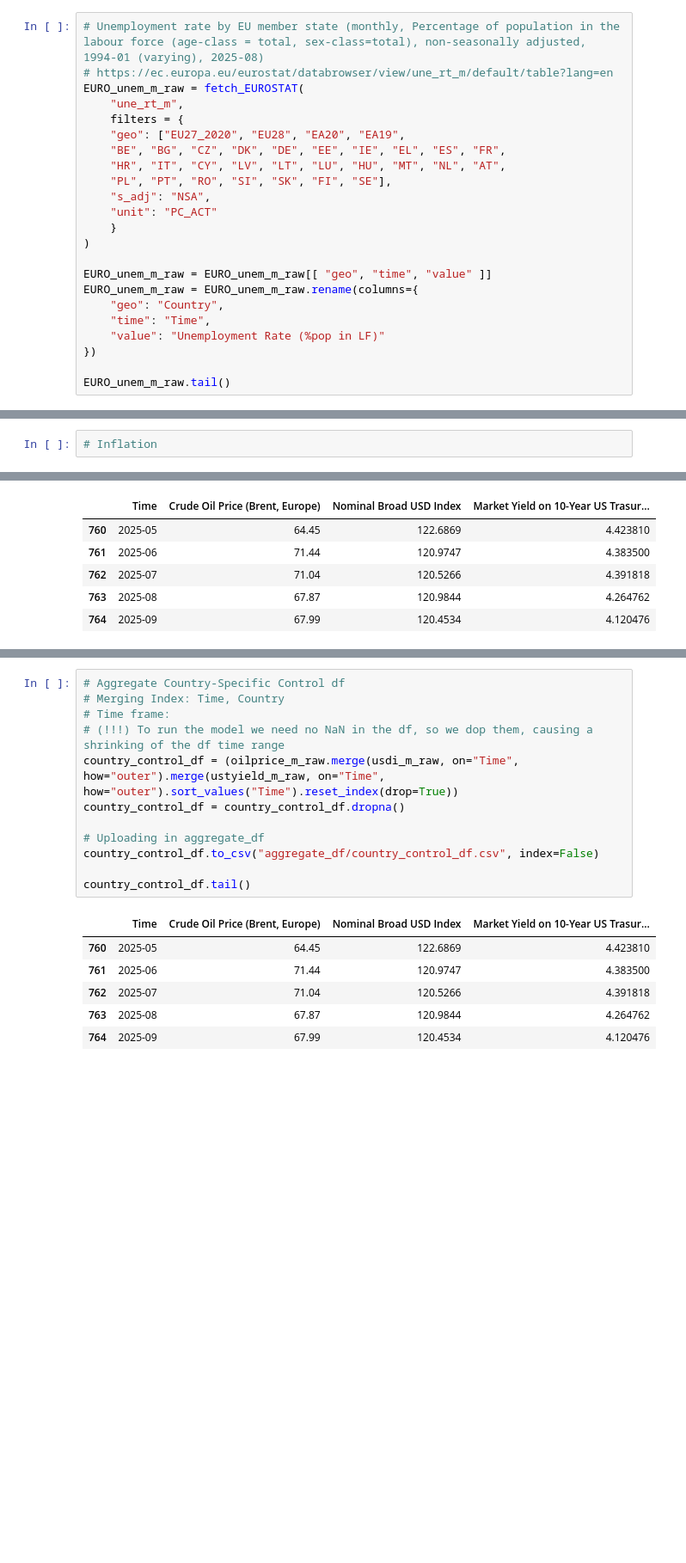
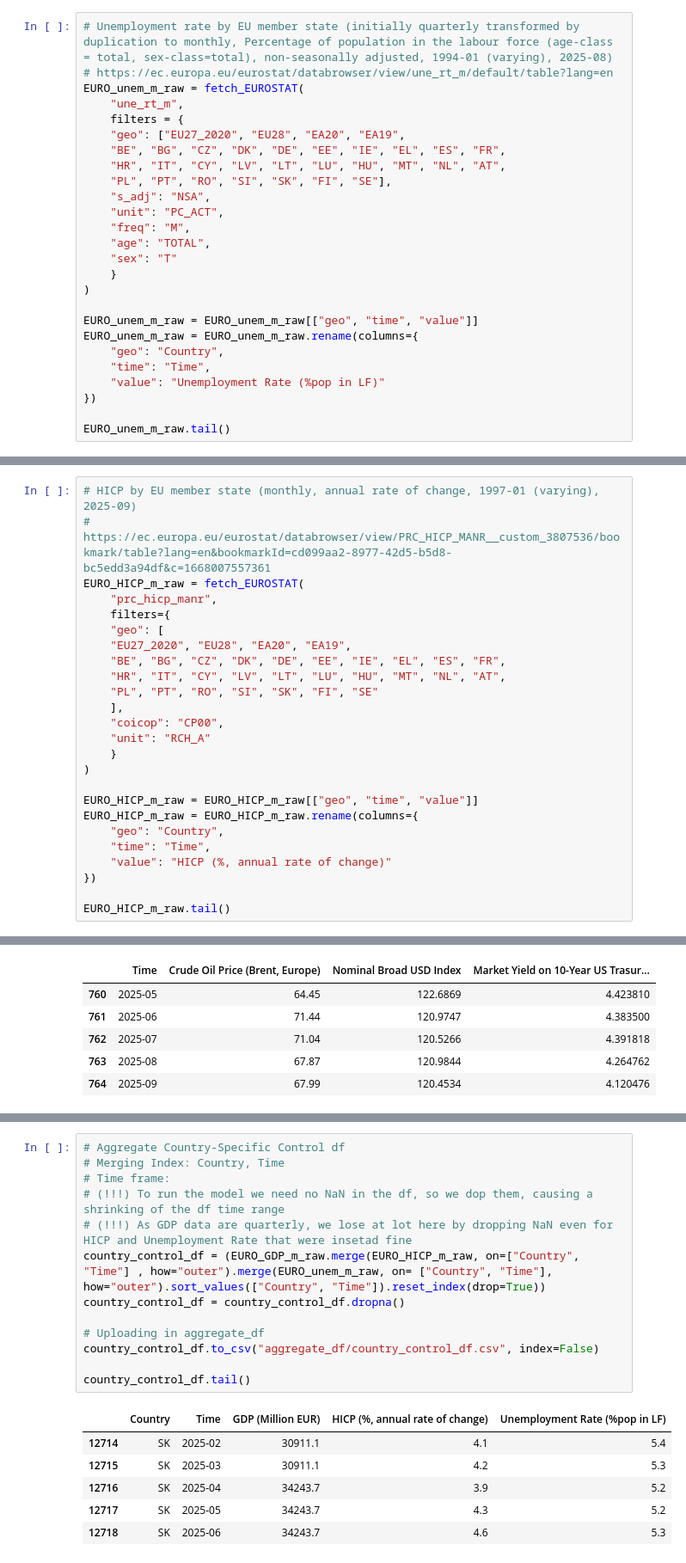
Before and after one commit to EliaLand/PSTR_Financial_Econometrics, a Jupyter notebook: data_fetcher/main.ipynb, the cells around one changed output, grey strips where cells are left out. Shown at 86% size. Cells and saved outputs as stored; diff of their text form; blank space fills up the shorter version.

Commit message:
country specific controls

```diff
--- a/data_fetcher/main.ipynb
+++ b/data_fetcher/main.ipynb
@@ -61,7 +61,7 @@ EURO_indprod_m_raw.tail()
 | 8974 | SK | 2025-07 | 87.7 |
 | 8975 | SK | 2025-08 | 86.4 |
 # %%
-# Unemployment rate by EU member state (monthly, Percentage of population in the labour force (age-class = total, sex-class=total), non-seasonally adjusted, 1994-01 (varying), 2025-08)
+# Unemployment rate by EU member state (initially quarterly transformed by duplication to monthly, Percentage of population in the labour force (age-class = total, sex-class=total), non-seasonally adjusted, 1994-01 (varying), 2025-08)
 # https://ec.europa.eu/eurostat/databrowser/view/une_rt_m/default/table?lang=en
 EURO_unem_m_raw = fetch_EUROSTAT(
     "une_rt_m",
@@ -71,11 +71,14 @@ EURO_unem_m_raw = fetch_EUROSTAT(
     "HR", "IT", "CY", "LV", "LT", "LU", "HU", "MT", "NL", "AT",
     "PL", "PT", "RO", "SI", "SK", "FI", "SE"],
     "s_adj": "NSA",
-    "unit": "PC_ACT"
+    "unit": "PC_ACT",
+    "freq": "M",
+    "age": "TOTAL",
+    "sex": "T"
     }
 )
 
-EURO_unem_m_raw = EURO_unem_m_raw[[ "geo", "time", "value" ]]
+EURO_unem_m_raw = EURO_unem_m_raw[["geo", "time", "value"]]
 EURO_unem_m_raw = EURO_unem_m_raw.rename(columns={
     "geo": "Country",
     "time": "Time",
@@ -95,2 +145,25 @@ EURO_unem_m_raw.tail()
 # %%
-# Inflation
+# HICP by EU member state (monthly, annual rate of change, 1997-01 (varying), 2025-09)
+# https://ec.europa.eu/eurostat/databrowser/view/PRC_HICP_MANR__custom_3807536/bookmark/table?lang=en&bookmarkId=cd099aa2-8977-42d5-b5d8-bc5edd3a94df&c=1668007557361
+EURO_HICP_m_raw = fetch_EUROSTAT(
+    "prc_hicp_manr",
+    filters={
+    "geo": [
+    "EU27_2020", "EU28", "EA20", "EA19",
+    "BE", "BG", "CZ", "DK", "DE", "EE", "IE", "EL", "ES", "FR",
+    "HR", "IT", "CY", "LV", "LT", "LU", "HU", "MT", "NL", "AT",
+    "PL", "PT", "RO", "SI", "SK", "FI", "SE"
+    ],
+    "coicop": "CP00",
+    "unit": "RCH_A"
+    }
+)
+
+EURO_HICP_m_raw = EURO_HICP_m_raw[["geo", "time", "value"]]
+EURO_HICP_m_raw = EURO_HICP_m_raw.rename(columns={
+    "geo": "Country",
+    "time": "Time",
+    "value": "HICP (%, annual rate of change)"
+})
+
+EURO_HICP_m_raw.tail()
@@ -377,19 +465,20 @@ global_control_df.tail()
 # %%
 # Aggregate Country-Specific Control df
-# Merging Index: Time, Country
+# Merging Index: Country, Time
 # Time frame:
 # (!!!) To run the model we need no NaN in the df, so we dop them, causing a shrinking of the df time range
-country_control_df = (oilprice_m_raw.merge(usdi_m_raw, on="Time", how="outer").merge(ustyield_m_raw, on="Time", how="outer").sort_values("Time").reset_index(drop=True))
+# (!!!) As GDP data are quarterly, we lose at lot here by dropping NaN even for HICP and Unemployment Rate that were insetad fine
+country_control_df = (EURO_GDP_m_raw.merge(EURO_HICP_m_raw, on=["Country", "Time"] , how="outer").merge(EURO_unem_m_raw, on= ["Country", "Time"], how="outer").sort_values(["Country", "Time"]).reset_index(drop=True))
 country_control_df = country_control_df.dropna()
 
 # Uploading in aggregate_df
 country_control_df.to_csv("aggregate_df/country_control_df.csv", index=False)
 
 country_control_df.tail()
 # %% [output]
-|  | Time | Crude Oil Price (Brent, Europe) | Nominal Broad USD Index | Market Yield on 10-Year US Trasur... |
-| 760 | 2025-05 | 64.45 | 122.6869 | 4.423810 |
-| 761 | 2025-06 | 71.44 | 120.9747 | 4.383500 |
-| 762 | 2025-07 | 71.04 | 120.5266 | 4.391818 |
-| 763 | 2025-08 | 67.87 | 120.9844 | 4.264762 |
-| 764 | 2025-09 | 67.99 | 120.4534 | 4.120476 |
+|  | Country | Time | GDP (Million EUR) | HICP (%, annual rate of change) | Unemployment Rate (%pop in LF) |
+| 12714 | SK | 2025-02 | 30911.1 | 4.1 | 5.4 |
+| 12715 | SK | 2025-03 | 30911.1 | 4.2 | 5.3 |
+| 12716 | SK | 2025-04 | 34243.7 | 3.9 | 5.2 |
+| 12717 | SK | 2025-05 | 34243.7 | 4.3 | 5.2 |
+| 12718 | SK | 2025-06 | 34243.7 | 4.6 | 5.3 |
```
Also changed, not shown: parts of 10 cells of this notebook, 1 other file.
